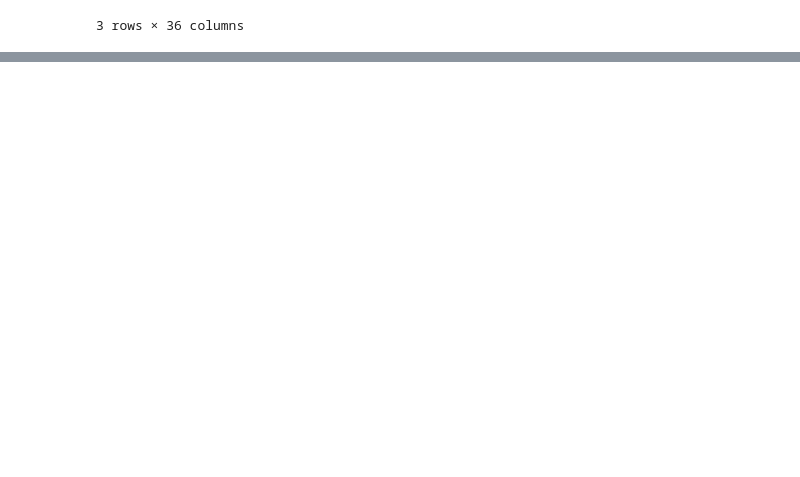
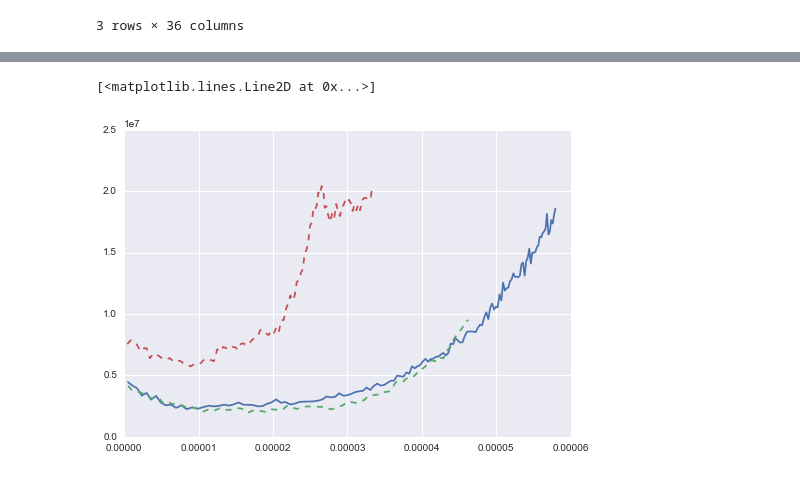
Before and after one commit to dansand/2dthermalslabs, a Jupyter notebook: kaplan/Analysis/pandas_analysis.ipynb, the cells around one changed output, grey strips where cells are left out. Cells and saved outputs as stored; diff of their text form; code cells hidden in the pictures; blank space fills up the shorter version.

```diff
--- a/kaplan/Analysis/pandas_analysis.ipynb
+++ b/kaplan/Analysis/pandas_analysis.ipynb
@@ -340,0 +472,20 @@ newdf.iloc[filt_rows ]
+# %%
+t4 = rdir + '/temp_results/results_modelT_4.dat'
+d5 = rdir + '/temp_results/results_modelD_5.dat'
+d6 = rdir + '/temp_results/results_modelD_6.dat'
+# %%
+dft4 = pd.read_csv(t4, sep="\s*", header=None,  index_col=False).dropna()
+dfd5 = pd.read_csv(d5, sep="\s*", header=None,  index_col=False).dropna()
+dfd6 = pd.read_csv(d6, sep="\s*", header=None,  index_col=False).dropna()
+
+
+dft4.columns = columns
+dfd5.columns = columns
+dfd6.columns = columns
+# %%
+plt.plot(dft4['realtime'], dft4['rmsSurf'],  linestyle="-")
+plt.plot(dfd5['realtime'], dfd5['rmsSurf'],  linestyle="--")
+plt.plot(dfd6['realtime'], dfd6['rmsSurf'],  linestyle="--")
+# %% [output]
+[<matplotlib.lines.Line2D at 0x...>]
+[figure, added]
```
Also changed, not shown: parts of 14 cells of this notebook, 4 other files.
